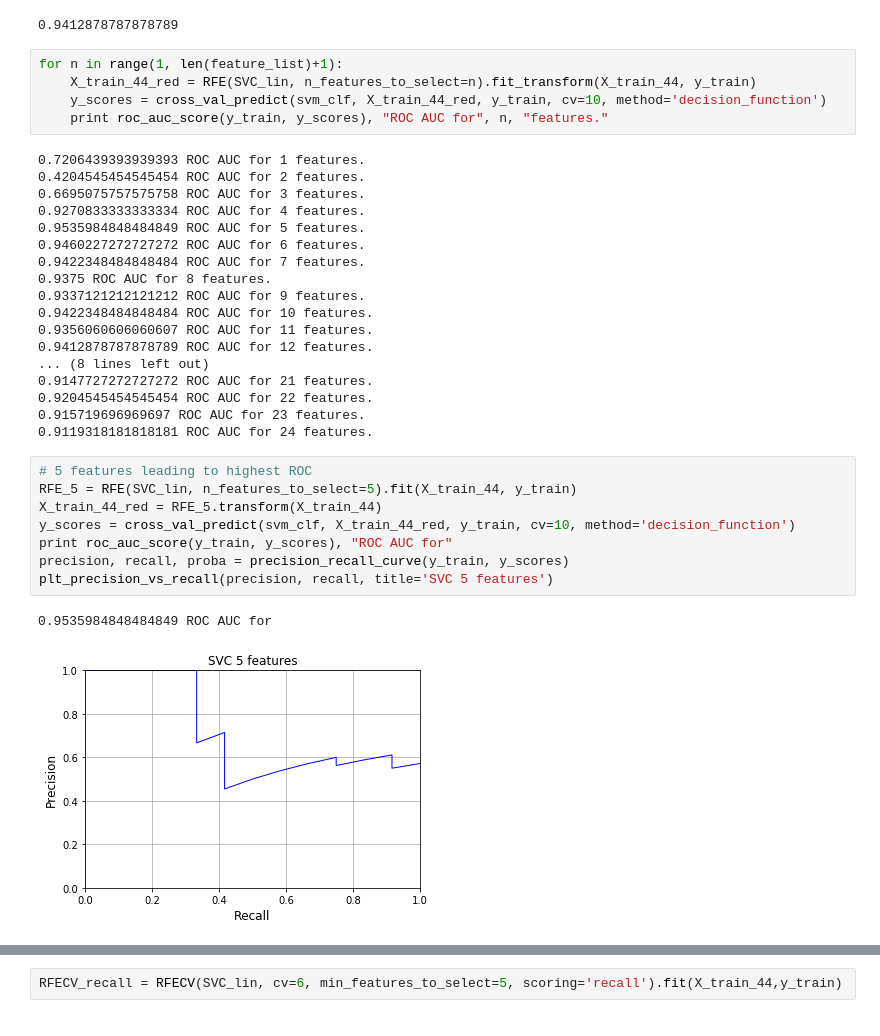
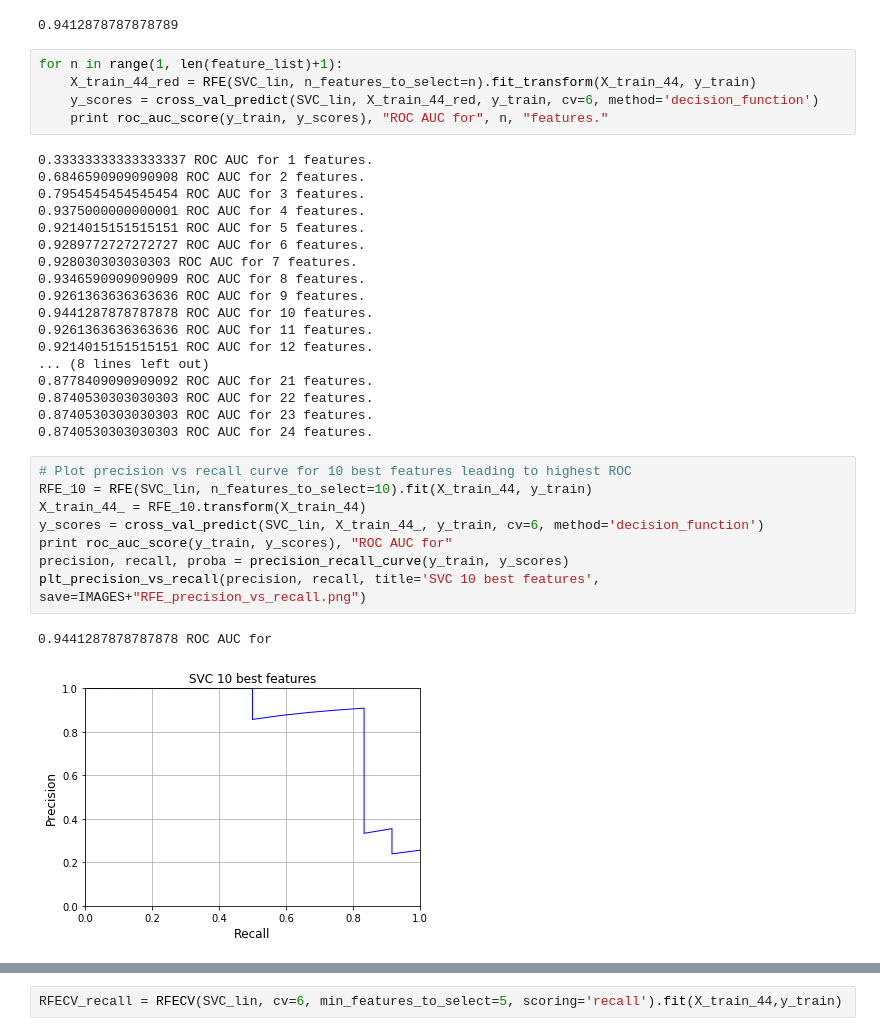
Before and after one commit to micos20/ENRON_fraud-detection, a Jupyter notebook: scripts/SVC_model.ipynb, the cells around one changed output, grey strips where cells are left out. Drawn from its saved outputs; the diff is of its cells as text.

```diff
--- a/scripts/SVC_model.ipynb
+++ b/scripts/SVC_model.ipynb
@@ -304,36 +312,36 @@ roc_auc_score(y_train, y_scores)
 # %%
 for n in range(1, len(feature_list)+1):
     X_train_44_red = RFE(SVC_lin, n_features_to_select=n).fit_transform(X_train_44, y_train)
-    y_scores = cross_val_predict(svm_clf, X_train_44_red, y_train, cv=10, method='decision_function')
+    y_scores = cross_val_predict(SVC_lin, X_train_44_red, y_train, cv=6, method='decision_function')
     print roc_auc_score(y_train, y_scores), "ROC AUC for", n, "features."
 # %% [output]
-0.7206439393939393 ROC AUC for 1 features.
-0.4204545454545454 ROC AUC for 2 features.
-0.6695075757575758 ROC AUC for 3 features.
-0.9270833333333334 ROC AUC for 4 features.
-0.9535984848484849 ROC AUC for 5 features.
-0.9460227272727272 ROC AUC for 6 features.
-0.9422348484848484 ROC AUC for 7 features.
-0.9375 ROC AUC for 8 features.
-0.9337121212121212 ROC AUC for 9 features.
-0.9422348484848484 ROC AUC for 10 features.
-0.9356060606060607 ROC AUC for 11 features.
-0.9412878787878789 ROC AUC for 12 features.
+0.33333333333333337 ROC AUC for 1 features.
+0.6846590909090908 ROC AUC for 2 features.
+0.7954545454545454 ROC AUC for 3 features.
+0.9375000000000001 ROC AUC for 4 features.
+0.9214015151515151 ROC AUC for 5 features.
+0.9289772727272727 ROC AUC for 6 features.
+0.928030303030303 ROC AUC for 7 features.
+0.9346590909090909 ROC AUC for 8 features.
+0.9261363636363636 ROC AUC for 9 features.
+0.9441287878787878 ROC AUC for 10 features.
+0.9261363636363636 ROC AUC for 11 features.
+0.9214015151515151 ROC AUC for 12 features.
 ... (8 lines left out)
-0.9147727272727272 ROC AUC for 21 features.
-0.9204545454545454 ROC AUC for 22 features.
-0.915719696969697 ROC AUC for 23 features.
-0.9119318181818181 ROC AUC for 24 features.
+0.8778409090909092 ROC AUC for 21 features.
+0.8740530303030303 ROC AUC for 22 features.
+0.8740530303030303 ROC AUC for 23 features.
+0.8740530303030303 ROC AUC for 24 features.
 # %%
-# 5 features leading to highest ROC
-RFE_5 = RFE(SVC_lin, n_features_to_select=5).fit(X_train_44, y_train)
-X_train_44_red = RFE_5.transform(X_train_44)
-y_scores = cross_val_predict(svm_clf, X_train_44_red, y_train, cv=10, method='decision_function')
+# Plot precision vs recall curve for 10 best features leading to highest ROC
+RFE_10 = RFE(SVC_lin, n_features_to_select=10).fit(X_train_44, y_train)
+X_train_44_ = RFE_10.transform(X_train_44)
+y_scores = cross_val_predict(SVC_lin, X_train_44_, y_train, cv=6, method='decision_function')
 print roc_auc_score(y_train, y_scores), "ROC AUC for"
 precision, recall, proba = precision_recall_curve(y_train, y_scores)
-plt_precision_vs_recall(precision, recall, title='SVC 5 features')
+plt_precision_vs_recall(precision, recall, title='SVC 10 best features', save=IMAGES+"RFE_precision_vs_recall.png")
 # %% [output]
-0.9535984848484849 ROC AUC for
+0.9441287878787878 ROC AUC for
-[figure, old version]
+[figure, new version]
 # %%
 fpr, tpr, thresh = roc_curve(y_train, y_scores)
```
Also changed, not shown: parts of 19 cells of this notebook, 8 other files.
